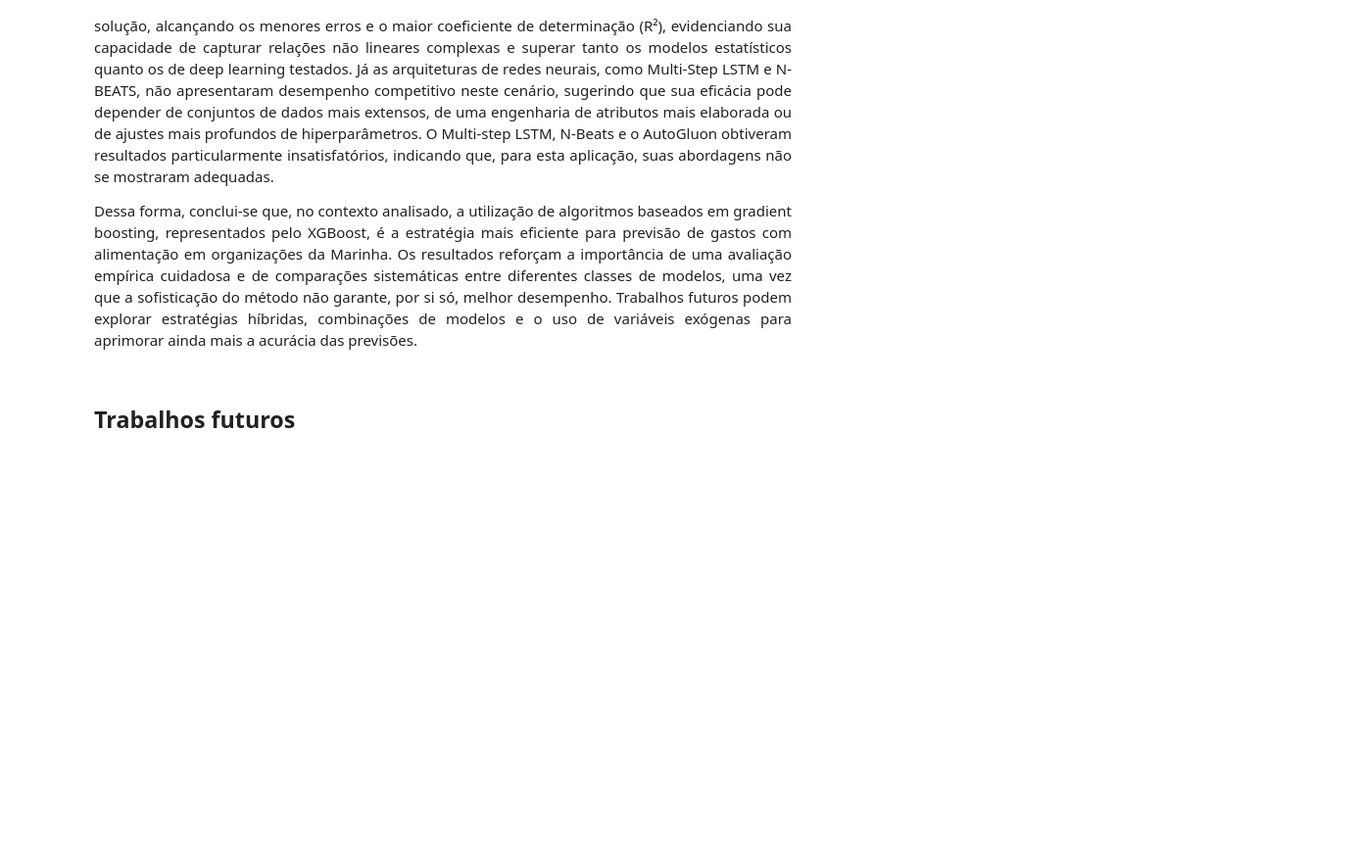
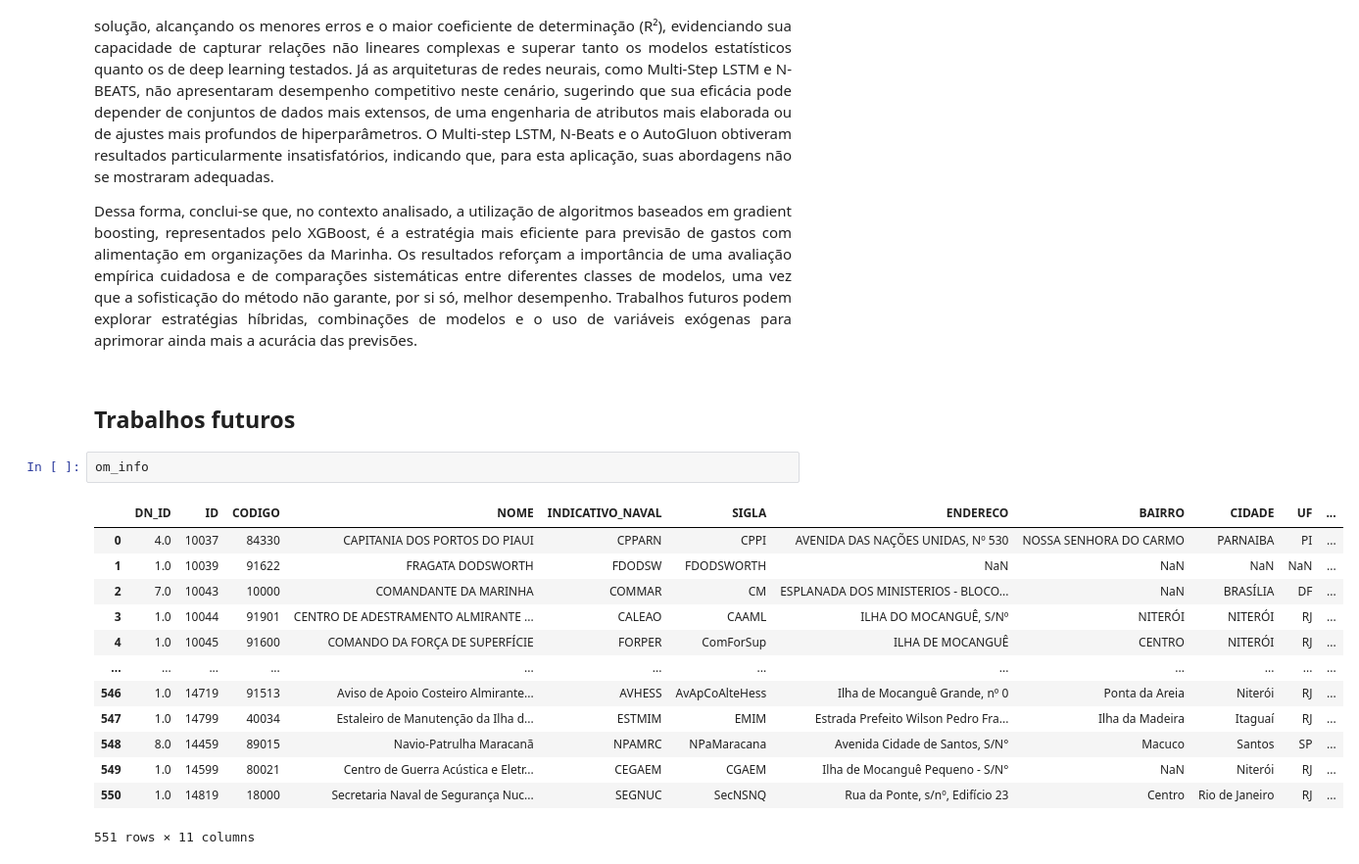
Before and after one commit to ffserro/MVP, a Jupyter notebook: mvp.ipynb, the cells around one changed output. Shown at 98% size. Cells and saved outputs as stored; diff of their text form; blank space fills up the shorter version.

```diff
--- a/mvp.ipynb
+++ b/mvp.ipynb
@@ -1658,3 +1658,19 @@ Entre os métodos de aprendizado de máquina, o XGBoost Regressor destacou-se co
 Dessa forma, conclui-se que, no contexto analisado, a utilização de algoritmos baseados em gradient boosting, representados pelo XGBoost, é a estratégia mais eficiente para previsão de gastos com alimentação em organizações da Marinha. Os resultados reforçam a importância de uma avaliação empírica cuidadosa e de comparações sistemáticas entre diferentes classes de modelos, uma vez que a sofisticação do método não garante, por si só, melhor desempenho. Trabalhos futuros podem explorar estratégias híbridas, combinações de modelos e o uso de variáveis exógenas para aprimorar ainda mais a acurácia das previsões.
 # %% [markdown]
 ## Trabalhos futuros
+# %%
+om_info
+# %% [output]
+|  | DN_ID | ID | CODIGO | NOME | INDICATIVO_NAVAL | SIGLA | ENDERECO | BAIRRO | CIDADE | UF | ... |
+| 0 | 4.0 | 10037 | 84330 | CAPITANIA DOS PORTOS DO PIAUI | CPPARN | CPPI | AVENIDA DAS NAÇÕES UNIDAS, Nº 530 | NOSSA SENHORA DO CARMO | PARNAIBA | PI | ... |
+| 1 | 1.0 | 10039 | 91622 | FRAGATA DODSWORTH | FDODSW | FDODSWORTH | NaN | NaN | NaN | NaN | ... |
+| 2 | 7.0 | 10043 | 10000 | COMANDANTE DA MARINHA | COMMAR | CM | ESPLANADA DOS MINISTERIOS - BLOCO... | NaN | BRASÍLIA | DF | ... |
+| 3 | 1.0 | 10044 | 91901 | CENTRO DE ADESTRAMENTO ALMIRANTE ... | CALEAO | CAAML | ILHA DO MOCANGUÊ, S/Nº | NITERÓI | NITERÓI | RJ | ... |
+| 4 | 1.0 | 10045 | 91600 | COMANDO DA FORÇA DE SUPERFÍCIE | FORPER | ComForSup | ILHA DE MOCANGUÊ | CENTRO | NITERÓI | RJ | ... |
+| ... | ... | ... | ... | ... | ... | ... | ... | ... | ... | ... | ... |
+| 546 | 1.0 | 14719 | 91513 | Aviso de Apoio Costeiro Almirante... | AVHESS | AvApCoAlteHess | Ilha de Mocanguê Grande, nº 0 | Ponta da Areia | Niterói | RJ | ... |
+| 547 | 1.0 | 14799 | 40034 | Estaleiro de Manutenção da Ilha d... | ESTMIM | EMIM | Estrada Prefeito Wilson Pedro Fra... | Ilha da Madeira | Itaguaí | RJ | ... |
+| 548 | 8.0 | 14459 | 89015 | Navio-Patrulha Maracanã | NPAMRC | NPaMaracana | Avenida Cidade de Santos, S/N° | Macuco | Santos | SP | ... |
+| 549 | 1.0 | 14599 | 80021 | Centro de Guerra Acústica e Eletr... | CEGAEM | CGAEM | Ilha de Mocanguê Pequeno - S/N° | NaN | Niterói | RJ | ... |
+| 550 | 1.0 | 14819 | 18000 | Secretaria Naval de Segurança Nuc... | SEGNUC | SecNSNQ | Rua da Ponte, s/nº, Edifício 23 | Centro | Rio de Janeiro | RJ | ... |
+551 rows × 11 columns
```
Also changed, not shown: parts of 8 cells of this notebook.
